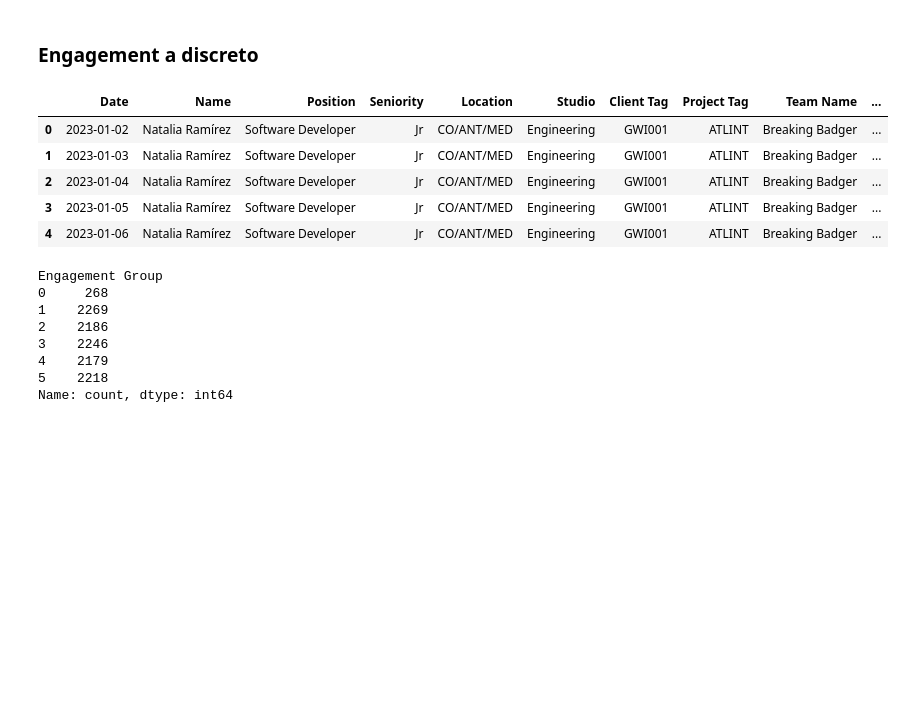
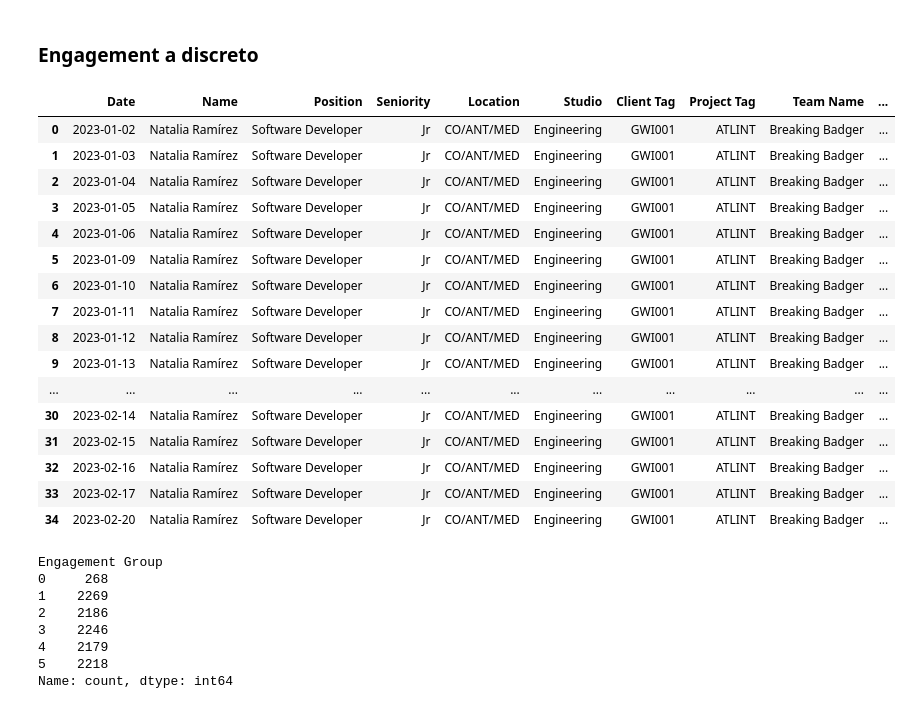
Before and after one commit to goveaangel/behavioral-analysis, a Jupyter notebook: notebooks/limpieza_datos.ipynb, the cells around one changed output. Cells and saved outputs as stored; diff of their text form; code cells hidden in the pictures; blank space fills up the shorter version.

```diff
--- a/notebooks/limpieza_datos.ipynb
+++ b/notebooks/limpieza_datos.ipynb
@@ -114,14 +114,25 @@ groups.loc[mask_pos] = quintiles.astype(int)
 # 5. Guardamos el resultado en una nueva columna del DataFrame
 data['Engagement Group'] = groups
 # %%
-data.head()
+data.head(35)
 # %% [output]
 |  | Date | Name | Position | Seniority | Location | Studio | Client Tag | Project Tag | Team Name | ... |
 | 0 | 2023-01-02 | Natalia Ramírez | Software Developer | Jr | CO/ANT/MED | Engineering | GWI001 | ATLINT | Breaking Badger | ... |
 | 1 | 2023-01-03 | Natalia Ramírez | Software Developer | Jr | CO/ANT/MED | Engineering | GWI001 | ATLINT | Breaking Badger | ... |
 | 2 | 2023-01-04 | Natalia Ramírez | Software Developer | Jr | CO/ANT/MED | Engineering | GWI001 | ATLINT | Breaking Badger | ... |
 | 3 | 2023-01-05 | Natalia Ramírez | Software Developer | Jr | CO/ANT/MED | Engineering | GWI001 | ATLINT | Breaking Badger | ... |
 | 4 | 2023-01-06 | Natalia Ramírez | Software Developer | Jr | CO/ANT/MED | Engineering | GWI001 | ATLINT | Breaking Badger | ... |
+| 5 | 2023-01-09 | Natalia Ramírez | Software Developer | Jr | CO/ANT/MED | Engineering | GWI001 | ATLINT | Breaking Badger | ... |
+| 6 | 2023-01-10 | Natalia Ramírez | Software Developer | Jr | CO/ANT/MED | Engineering | GWI001 | ATLINT | Breaking Badger | ... |
+| 7 | 2023-01-11 | Natalia Ramírez | Software Developer | Jr | CO/ANT/MED | Engineering | GWI001 | ATLINT | Breaking Badger | ... |
+| 8 | 2023-01-12 | Natalia Ramírez | Software Developer | Jr | CO/ANT/MED | Engineering | GWI001 | ATLINT | Breaking Badger | ... |
+| 9 | 2023-01-13 | Natalia Ramírez | Software Developer | Jr | CO/ANT/MED | Engineering | GWI001 | ATLINT | Breaking Badger | ... |
+| ... | ... | ... | ... | ... | ... | ... | ... | ... | ... | ... |
+| 30 | 2023-02-14 | Natalia Ramírez | Software Developer | Jr | CO/ANT/MED | Engineering | GWI001 | ATLINT | Breaking Badger | ... |
+| 31 | 2023-02-15 | Natalia Ramírez | Software Developer | Jr | CO/ANT/MED | Engineering | GWI001 | ATLINT | Breaking Badger | ... |
+| 32 | 2023-02-16 | Natalia Ramírez | Software Developer | Jr | CO/ANT/MED | Engineering | GWI001 | ATLINT | Breaking Badger | ... |
+| 33 | 2023-02-17 | Natalia Ramírez | Software Developer | Jr | CO/ANT/MED | Engineering | GWI001 | ATLINT | Breaking Badger | ... |
+| 34 | 2023-02-20 | Natalia Ramírez | Software Developer | Jr | CO/ANT/MED | Engineering | GWI001 | ATLINT | Breaking Badger | ... |
 # %%
 data['Engagement Group'].value_counts().sort_index()
 # %% [output]
```
Also changed, not shown: parts of 1 cell of this notebook, 2 other files.
